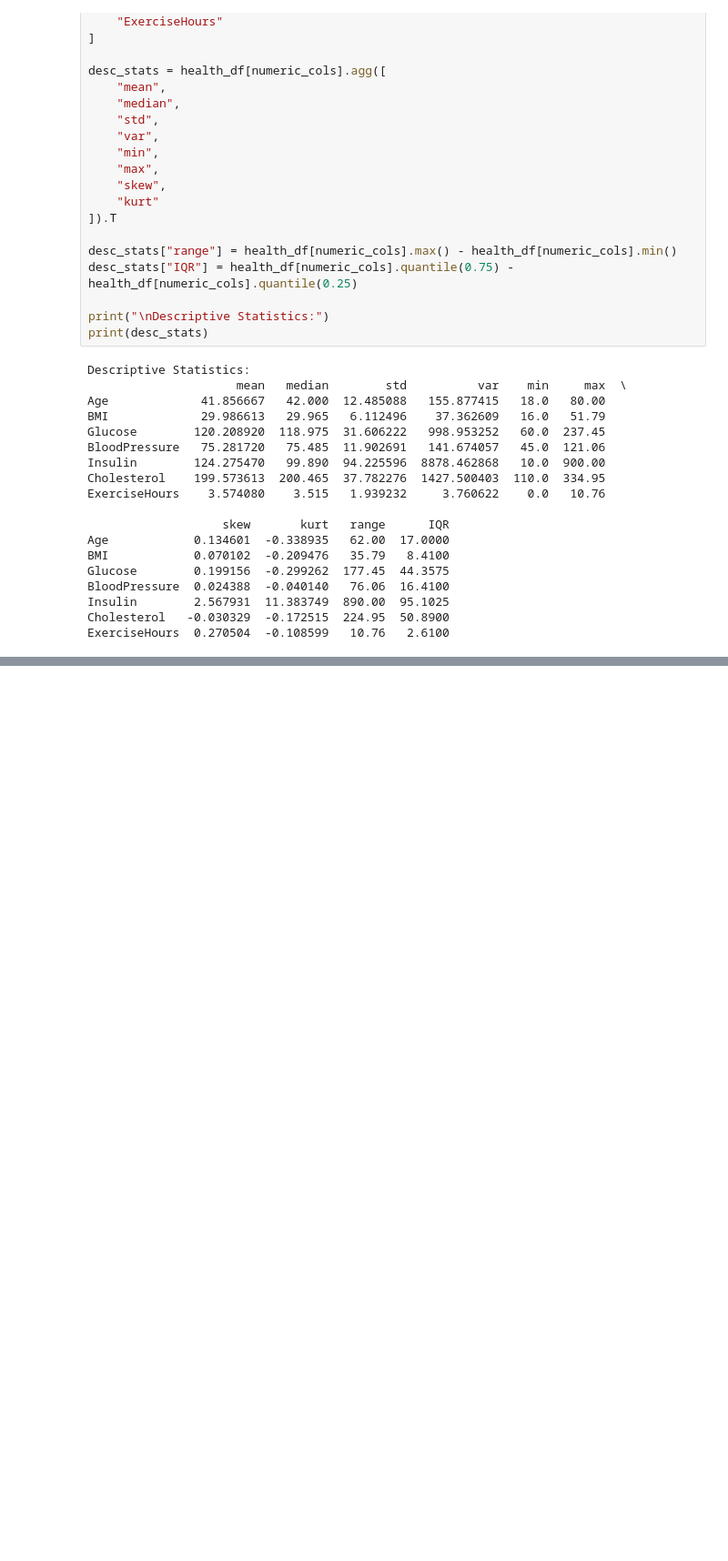
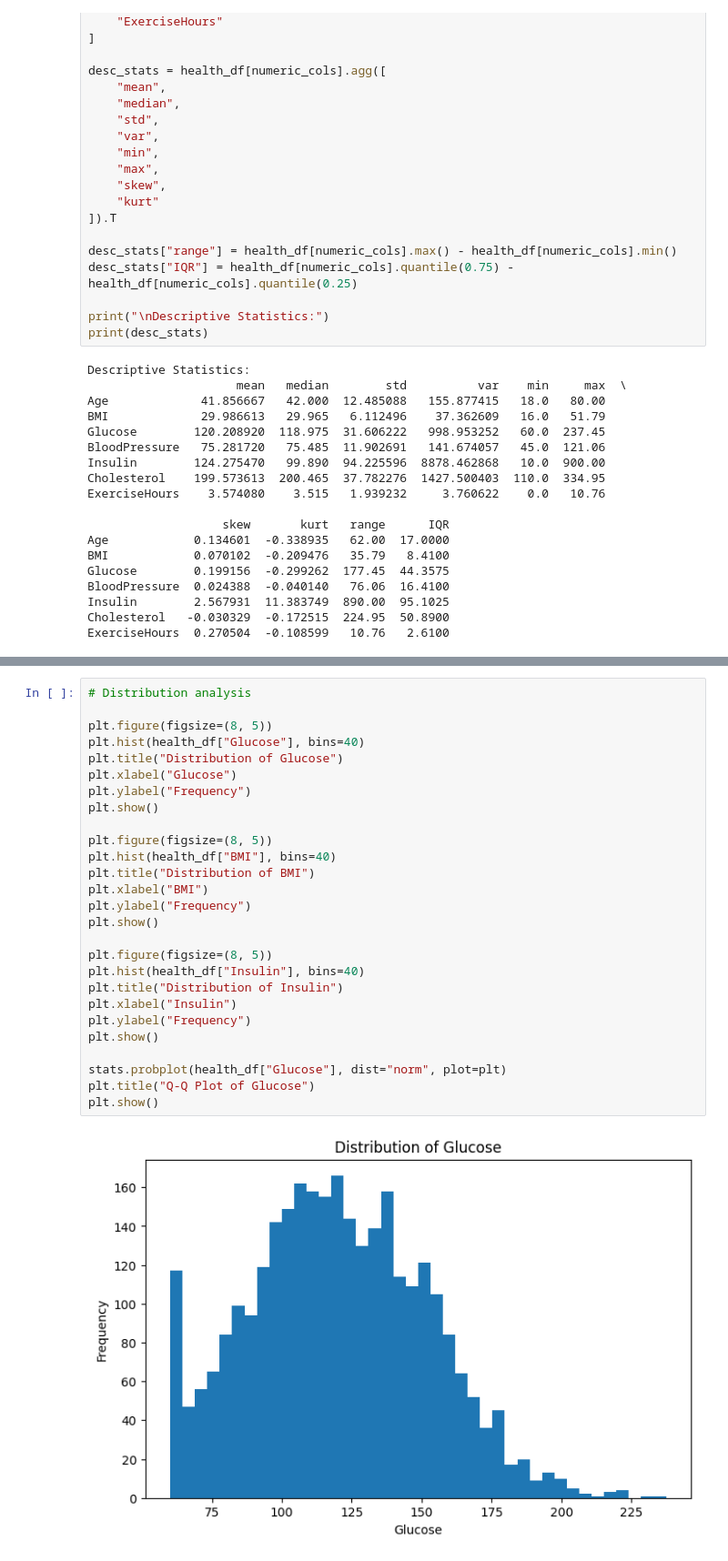
Before and after one commit to VKishore16-DS/Statistics, a Jupyter notebook: HEALTHCARE RISK PREDICTION/healthcare_risk_pred.ipynb, the cells around one changed output, grey strips where cells are left out. Shown at 91% size. Drawn from its saved outputs; the diff is of its cells as text; blank space fills up the shorter version.

Commit message:
added distributed analysis and normality tests

```diff
--- a/HEALTHCARE RISK PREDICTION/healthcare_risk_pred.ipynb
+++ b/HEALTHCARE RISK PREDICTION/healthcare_risk_pred.ipynb
@@ -193,0 +213,29 @@ ExerciseHours  0.270504  -0.108599   10.76   2.6100
+# %%
+# Distribution analysis
+
+plt.figure(figsize=(8, 5))
+plt.hist(health_df["Glucose"], bins=40)
+plt.title("Distribution of Glucose")
+plt.xlabel("Glucose")
+plt.ylabel("Frequency")
+plt.show()
+
+plt.figure(figsize=(8, 5))
+plt.hist(health_df["BMI"], bins=40)
+plt.title("Distribution of BMI")
+plt.xlabel("BMI")
+plt.ylabel("Frequency")
+plt.show()
+
+plt.figure(figsize=(8, 5))
+plt.hist(health_df["Insulin"], bins=40)
+plt.title("Distribution of Insulin")
+plt.xlabel("Insulin")
+plt.ylabel("Frequency")
+plt.show()
+
+stats.probplot(health_df["Glucose"], dist="norm", plot=plt)
+plt.title("Q-Q Plot of Glucose")
+plt.show()
+# %% [output]
+[figure, added]
```
Also changed, not shown: parts of 3 cells of this notebook.
